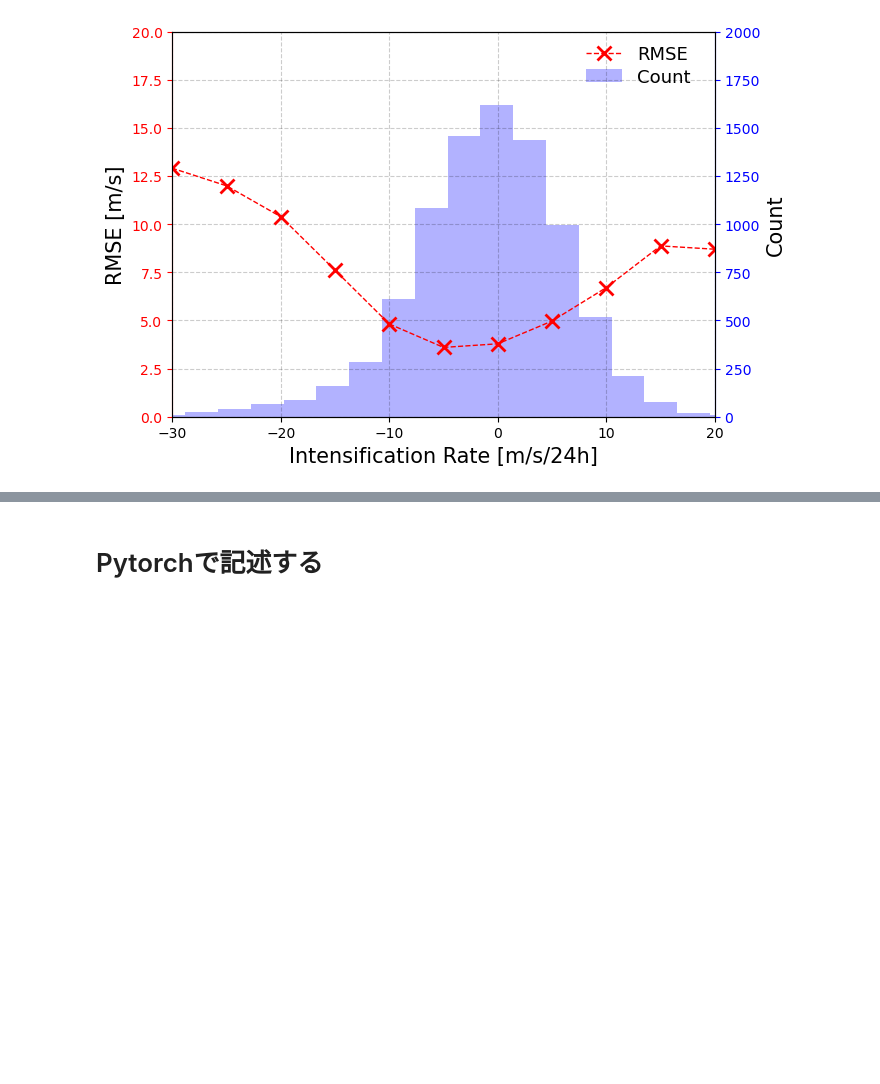
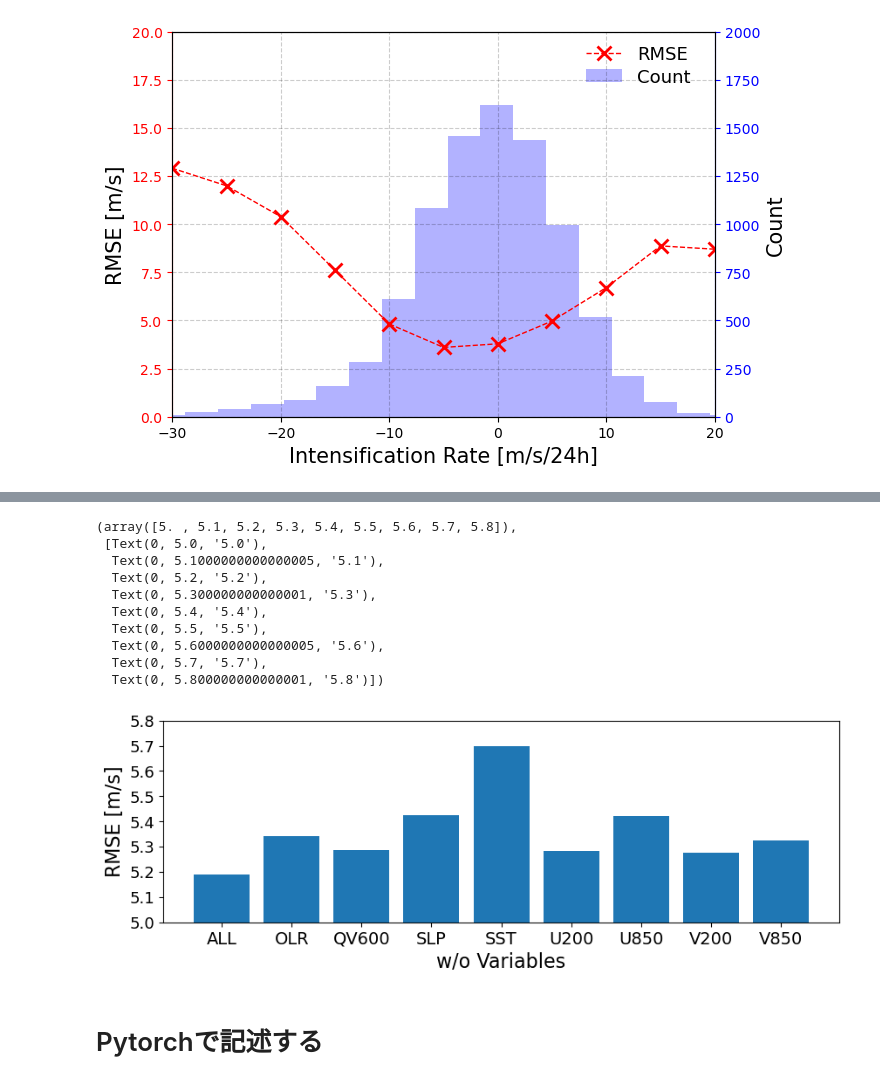
Before and after one commit to Yuumae1/machine_learning, a Jupyter notebook: notebook/geosciAI2024.ipynb, the cells around one changed output, grey strips where cells are left out. Drawn from its saved outputs; the diff is of its cells as text; code cells hidden in the pictures; blank space fills up the shorter version.

```diff
--- a/notebook/geosciAI2024.ipynb
+++ b/notebook/geosciAI2024.ipynb
@@ -742,3 +743,37 @@ ax1.set_xlabel('Intensification Rate [m/s/24h]', fontsize=15)
 ax1.grid(color='k', linestyle='--', linewidth=0.8, alpha=0.2)
 # %% [output]
 [figure]
+# %%
+result_dir = '/home/maeda/machine_learning/results/geosciAI24/predict/'
+
+#ans_mean, ans_std =  30.16864997588459, 8.726771295021933
+ans_mean, ans_std =  29.779344444960305, 9.36434373948227
+scores = []
+predicts = []
+field =  ['all', 'olr', 'qv600', 'slp', 'sst', 'u200', 'u850', 'v200', 'v850']
+#box = np.arange(11)
+for j in range(len(field)):
+    if j == 0:
+        result_file = result_dir + "predict8_test036.npz"
+    else:
+        result_file = result_dir + "predict8_test036_wo-" + field[j]  + ".npz"
+
+    df = np.load(result_file)
+    scores.append(df['score'])
+    predicts.append(df['predict'][:,0])
+    print(df['predict'].shape)
+scores = np.array(scores)
+print(scores)
+predicts = np.array(predicts)
+ans = df['ans']
+time = df['time']
+init_wind = df['init_wind']
+ymdh = [datetime.strptime(t, "%HZ%d%b%Y").strftime('%Y/%m/%d/%H') for t in time]
+print(scores.shape, predicts.shape, ans.shape, time.shape, init_wind.shape)
+#print(predicts[0, :30])
+
+ans_rcn = ans * ans_std + ans_mean
+#print(ans_rcn[:30])
+rmse = np.sqrt(np.mean((ans_rcn - predicts)**2, axis=1))
+rmse[0] = 5.19
+print('rmse = ', rmse)
@@ -745,3 +795,24 @@ ax1.grid(color='k', linestyle='--', linewidth=0.8, alpha=0.2)
+# %%
+Field =  ['ALL', 'OLR', 'QV600', 'SLP', 'SST', 'U200', 'U850', 'V200', 'V850']
+plt.figure(figsize=(10,3))
+plt.bar(Field, rmse)
+plt.ylim(5, 5.8)
+plt.ylabel('RMSE [m/s]', fontsize=16)
+plt.xlabel('w/o Variables',fontsize=16)
+plt.xticks(fontsize=14)
+plt.yticks(fontsize=13)
+# %% [output]
+(array([5. , 5.1, 5.2, 5.3, 5.4, 5.5, 5.6, 5.7, 5.8]),
+ [Text(0, 5.0, '5.0'),
+  Text(0, 5.1000000000000005, '5.1'),
+  Text(0, 5.2, '5.2'),
+  Text(0, 5.300000000000001, '5.3'),
+  Text(0, 5.4, '5.4'),
+  Text(0, 5.5, '5.5'),
+  Text(0, 5.6000000000000005, '5.6'),
+  Text(0, 5.7, '5.7'),
+  Text(0, 5.800000000000001, '5.8')])
+[figure, added]
 # %% [markdown]
 # Pytorchで記述する
 # %%
```
Also changed, not shown: parts of 2 cells of this notebook, 3 other files.
